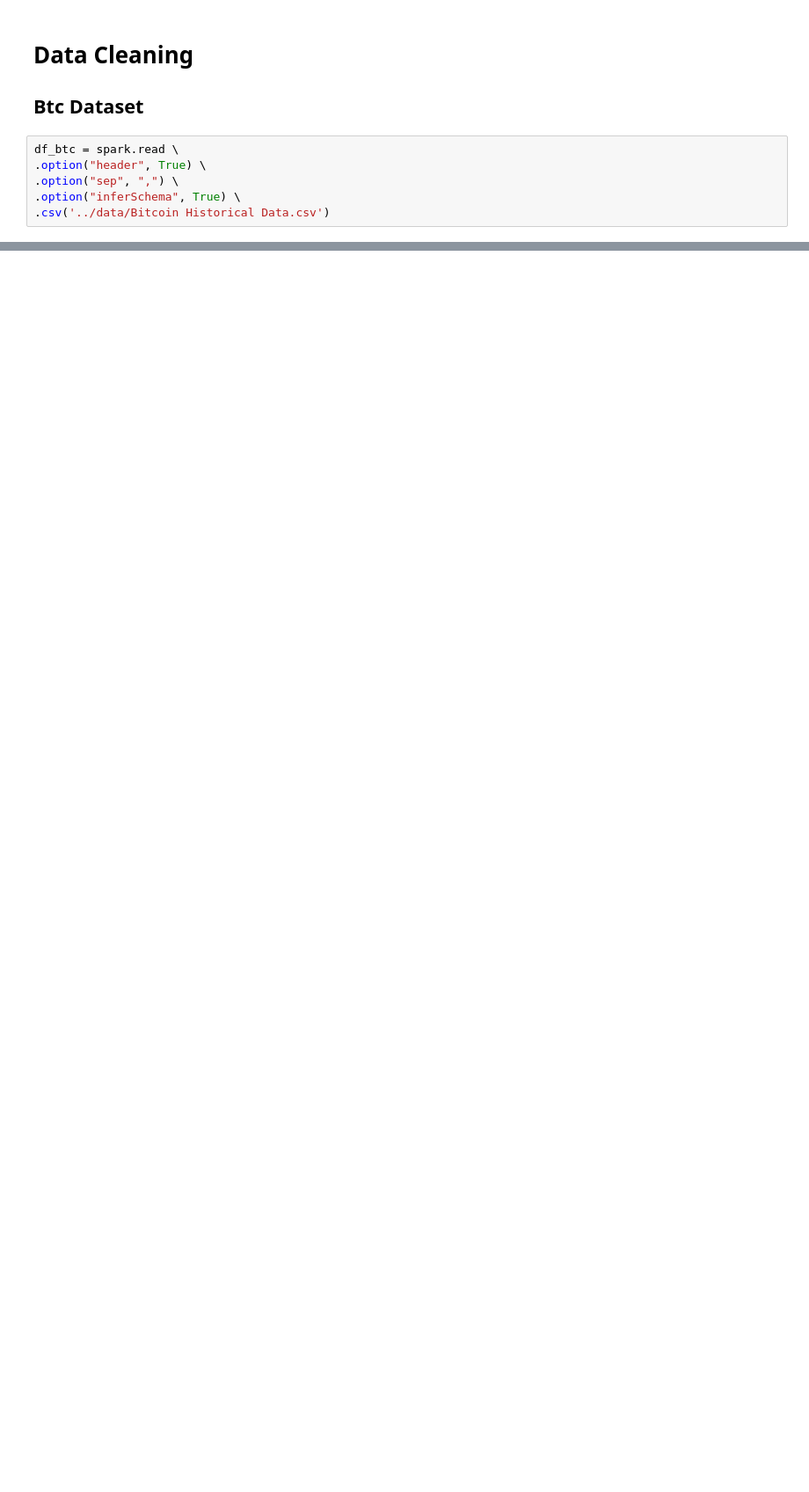
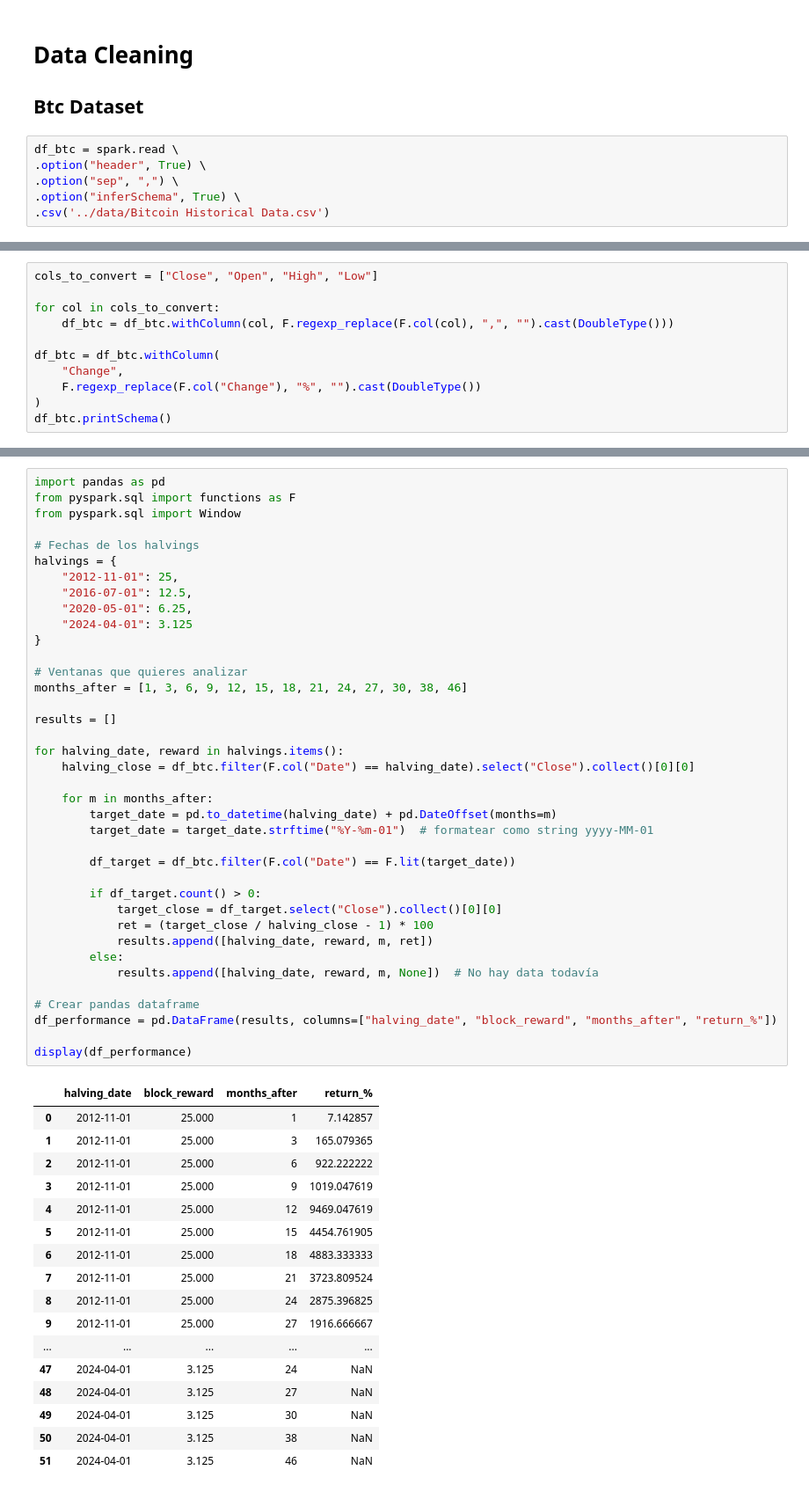
Before and after one commit to gj-goncalvescaldas/btc-3-asset-portfolio-extension, a Jupyter notebook: notebooks/04_bitcoin_halving.ipynb, the cells around one changed output, grey strips where cells are left out. Shown: that part at 88% size. Drawn from its saved outputs; the diff is of its cells as text; blank space fills up the shorter version.

```diff
--- a/notebooks/04_bitcoin_halving.ipynb
+++ b/notebooks/04_bitcoin_halving.ipynb
@@ -142,0 +214,11 @@ print("SparkSession cerrada correctamente.")
+# %%
+cols_to_convert = ["Close", "Open", "High", "Low"]
+
+for col in cols_to_convert:
+    df_btc = df_btc.withColumn(col, F.regexp_replace(F.col(col), ",", "").cast(DoubleType()))
+
+df_btc = df_btc.withColumn(
+    "Change",
+    F.regexp_replace(F.col("Change"), "%", "").cast(DoubleType())
+)
+df_btc.printSchema()
@@ -142,0 +252,56 @@ print("SparkSession cerrada correctamente.")
+# %%
+import pandas as pd
+from pyspark.sql import functions as F
+from pyspark.sql import Window
+
+# Fechas de los halvings
+halvings = {
+    "2012-11-01": 25,
+    "2016-07-01": 12.5,
+    "2020-05-01": 6.25,
+    "2024-04-01": 3.125
+}
+
+# Ventanas que quieres analizar
+months_after = [1, 3, 6, 9, 12, 15, 18, 21, 24, 27, 30, 38, 46]
+
+results = []
+
+for halving_date, reward in halvings.items():
+    halving_close = df_btc.filter(F.col("Date") == halving_date).select("Close").collect()[0][0]
+
+    for m in months_after:
+        target_date = pd.to_datetime(halving_date) + pd.DateOffset(months=m)
+        target_date = target_date.strftime("%Y-%m-01")  # formatear como string yyyy-MM-01
+
+        df_target = df_btc.filter(F.col("Date") == F.lit(target_date))
+
+        if df_target.count() > 0:
+            target_close = df_target.select("Close").collect()[0][0]
+            ret = (target_close / halving_close - 1) * 100
+            results.append([halving_date, reward, m, ret])
+        else:
+            results.append([halving_date, reward, m, None])  # No hay data todavía
+
+# Crear pandas dataframe
+df_performance = pd.DataFrame(results, columns=["halving_date", "block_reward", "months_after", "return_%"])
+
+display(df_performance)
+# %% [output]
+|  | halving_date | block_reward | months_after | return_% |
+| 0 | 2012-11-01 | 25.000 | 1 | 7.142857 |
+| 1 | 2012-11-01 | 25.000 | 3 | 165.079365 |
+| 2 | 2012-11-01 | 25.000 | 6 | 922.222222 |
+| 3 | 2012-11-01 | 25.000 | 9 | 1019.047619 |
+| 4 | 2012-11-01 | 25.000 | 12 | 9469.047619 |
+| 5 | 2012-11-01 | 25.000 | 15 | 4454.761905 |
+| 6 | 2012-11-01 | 25.000 | 18 | 4883.333333 |
+| 7 | 2012-11-01 | 25.000 | 21 | 3723.809524 |
+| 8 | 2012-11-01 | 25.000 | 24 | 2875.396825 |
+| 9 | 2012-11-01 | 25.000 | 27 | 1916.666667 |
+| ... | ... | ... | ... | ... |
+| 47 | 2024-04-01 | 3.125 | 24 | NaN |
+| 48 | 2024-04-01 | 3.125 | 27 | NaN |
+| 49 | 2024-04-01 | 3.125 | 30 | NaN |
+| 50 | 2024-04-01 | 3.125 | 38 | NaN |
+| 51 | 2024-04-01 | 3.125 | 46 | NaN |
```
Also changed, not shown: parts of 15 cells of this notebook, 4 other files.
